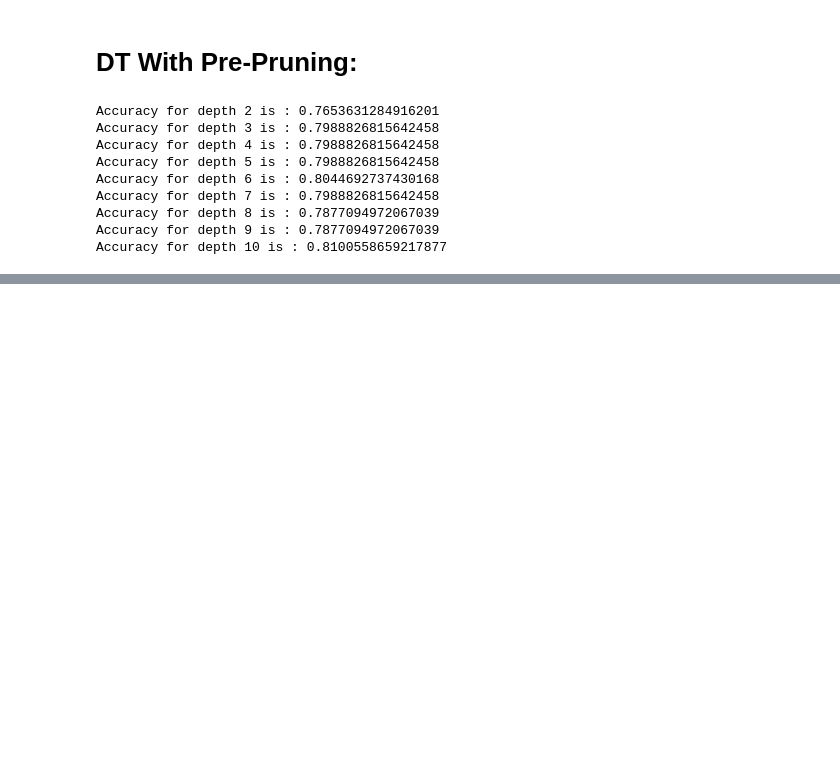
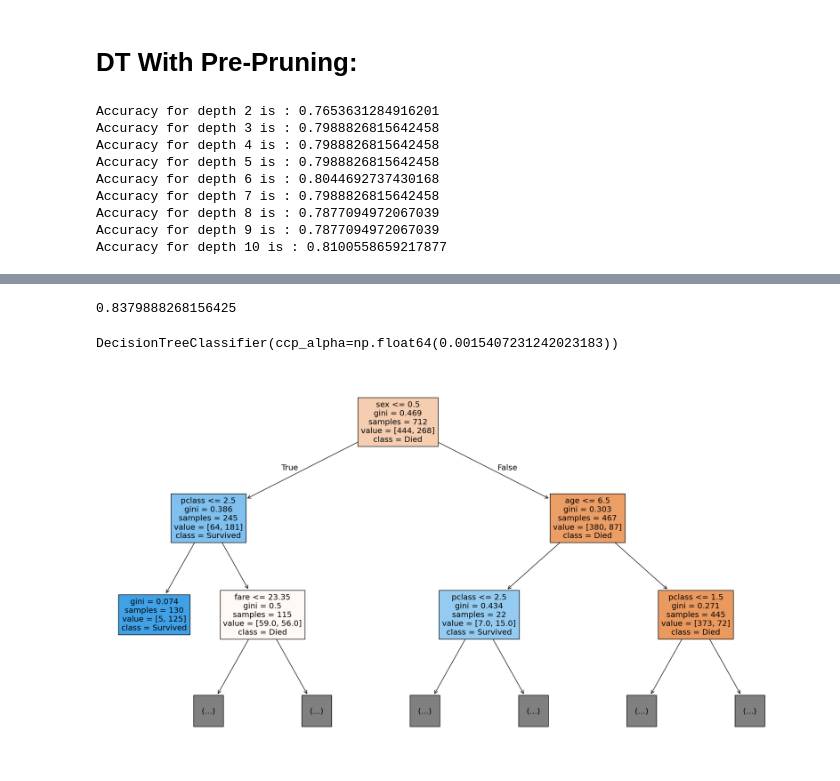
Before and after one commit to CodeByMehra/AiMl, a Jupyter notebook: 04_Supervised Learning/08_DecisionTrees.ipynb, the cells around one changed output, grey strips where cells are left out. Drawn from its saved outputs; the diff is of its cells as text; code cells hidden in the pictures; blank space fills up the shorter version.

```diff
--- a/04_Supervised Learning/08_DecisionTrees.ipynb
+++ b/04_Supervised Learning/08_DecisionTrees.ipynb
@@ -178,0 +186,4 @@ Accuracy for depth 10 is : 0.8100558659217877
+# %%
+path = full_tree.cost_complexity_pruning_path(X_train, y_train)
+ccp_alphas = path.ccp_alphas
+print(ccp_alphas)
@@ -178,0 +209,41 @@ Accuracy for depth 10 is : 0.8100558659217877
+# %%
+# Picking best alpha:
+trees = []
+
+for alpha in ccp_alphas:
+    model = DecisionTreeClassifier(random_state=42, ccp_alpha=alpha)
+    model.fit(X_train, y_train)
+
+    trees.append((model, alpha))
+# %%
+best_acc = 0
+best_alpha = 0
+
+for model, alpha in trees:
+    current_acc =  model.score(X_test, y_test)
+    if current_acc> best_acc:
+        best_acc = current_acc
+        best_alpha = alpha
+# %%
+best_acc
+# %% [output]
+0.8379888268156425
+# %%
+best_model = DecisionTreeClassifier(ccp_alpha=best_alpha)
+best_model.fit(X_train,y_train)
+# %% [output]
+DecisionTreeClassifier(ccp_alpha=np.float64(0.0015407231242023183))
+# %%
+plt.figure(figsize=(18, 10))
+plot_tree(
+    best_model,
+    feature_names=X.columns,
+    class_names=["Died", "Survived"],
+    filled= True,   # show the values in DT
+    max_depth=2  # To zoom
+)
+
+plt.tight_layout()
+plt.show()
+# %% [output]
+[figure, added]
```
Also changed, not shown: parts of 3 cells of this notebook, 1 other file.
